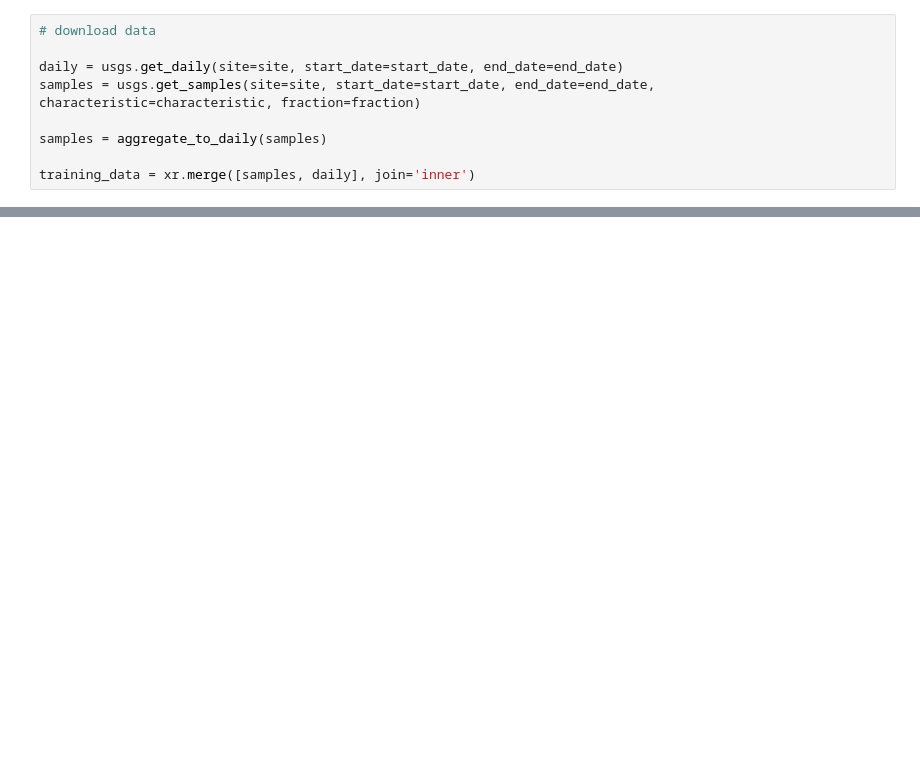
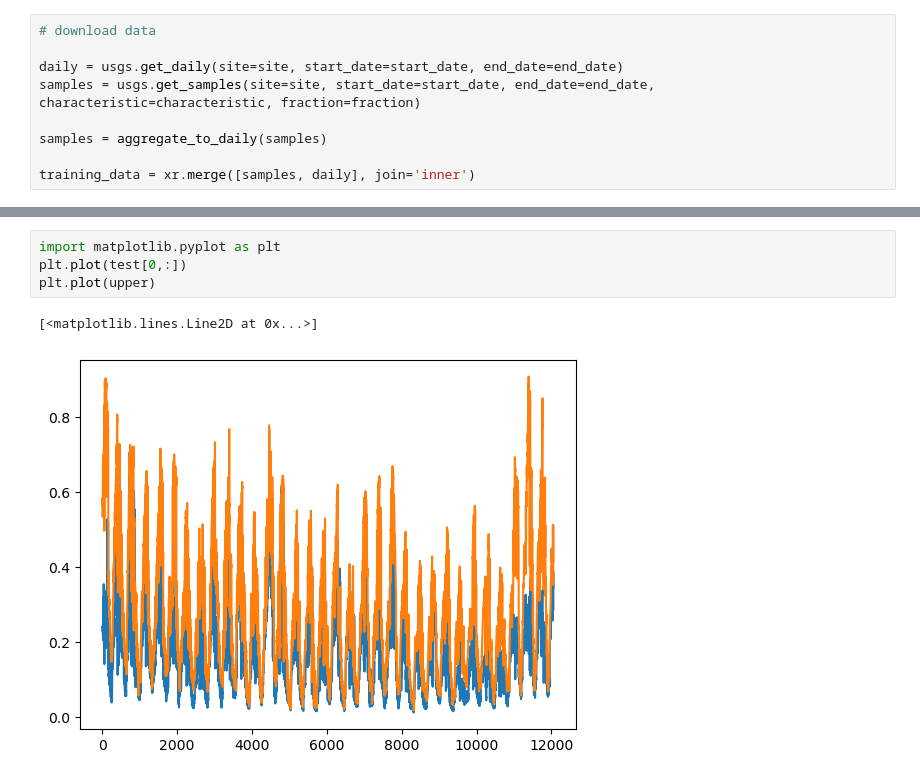
Before and after one commit to thodson-usgs/discontinuum, a Jupyter notebook: notebooks/wrtds-demo.ipynb, the cells around one changed output, grey strips where cells are left out. Saved outputs shown, nothing was run; the diff lists cells and outputs as text; blank space fills up the shorter version.

```diff
--- a/notebooks/wrtds-demo.ipynb
+++ b/notebooks/wrtds-demo.ipynb
@@ -45,0 +91,7 @@ model.plot_concentration(daily[['time','flow']])
+# %%
+import matplotlib.pyplot as plt
+plt.plot(test[0,:])
+plt.plot(upper)
+# %% [output]
+[<matplotlib.lines.Line2D at 0x...>]
+[figure, added]
```
Also changed, not shown: parts of 13 cells of this notebook, 4 other files.
